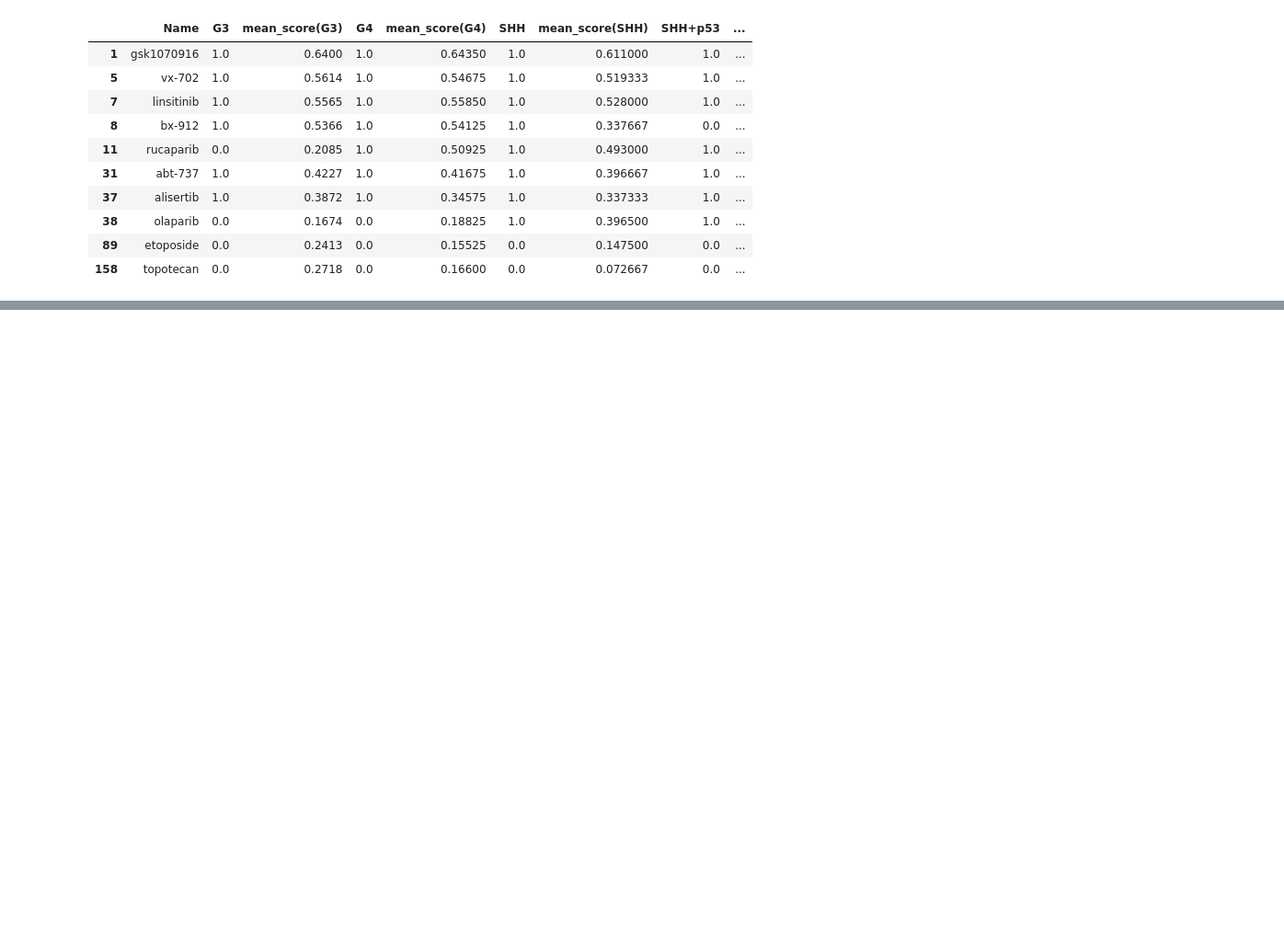
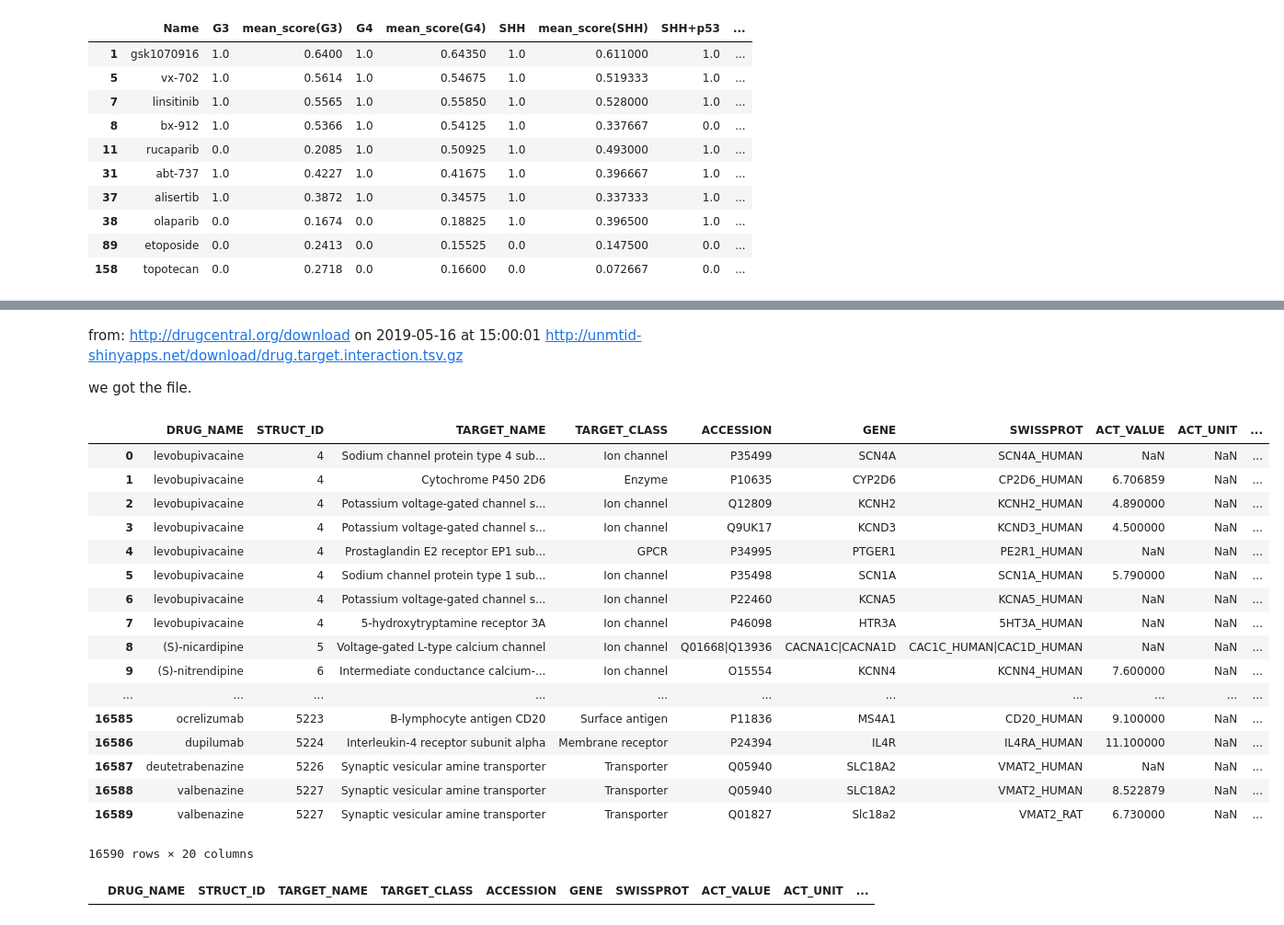
Before and after one commit to edjuaro/pdx-hts, a Jupyter notebook: Notebooks/step_5_combine_results.ipynb, the cells around one changed output, grey strips where cells are left out. Shown at 92% size. Saved outputs shown, nothing was run; the diff lists cells and outputs as text; code cells hidden in the pictures; blank space fills up the shorter version.

```diff
--- a/Notebooks/step_5_combine_results.ipynb
+++ b/Notebooks/step_5_combine_results.ipynb
@@ -392,0 +588,33 @@ writer.save()
+# %% [markdown]
+from:
+http://drugcentral.org/download
+on 2019-05-16 at 15:00:01
+http://unmtid-shinyapps.net/download/drug.target.interaction.tsv.gz
+
+we got the file.
+# %%
+drugcentral = pd.read_table('data/raw/drug.target.interaction.tsv',sep='\t')
+drugcentral
+# %% [output]
+|  | DRUG_NAME | STRUCT_ID | TARGET_NAME | TARGET_CLASS | ACCESSION | GENE | SWISSPROT | ACT_VALUE | ACT_UNIT | ... |
+| 0 | levobupivacaine | 4 | Sodium channel protein type 4 sub... | Ion channel | P35499 | SCN4A | SCN4A_HUMAN | NaN | NaN | ... |
+| 1 | levobupivacaine | 4 | Cytochrome P450 2D6 | Enzyme | P10635 | CYP2D6 | CP2D6_HUMAN | 6.706859 | NaN | ... |
+| 2 | levobupivacaine | 4 | Potassium voltage-gated channel s... | Ion channel | Q12809 | KCNH2 | KCNH2_HUMAN | 4.890000 | NaN | ... |
+| 3 | levobupivacaine | 4 | Potassium voltage-gated channel s... | Ion channel | Q9UK17 | KCND3 | KCND3_HUMAN | 4.500000 | NaN | ... |
+| 4 | levobupivacaine | 4 | Prostaglandin E2 receptor EP1 sub... | GPCR | P34995 | PTGER1 | PE2R1_HUMAN | NaN | NaN | ... |
+| 5 | levobupivacaine | 4 | Sodium channel protein type 1 sub... | Ion channel | P35498 | SCN1A | SCN1A_HUMAN | 5.790000 | NaN | ... |
+| 6 | levobupivacaine | 4 | Potassium voltage-gated channel s... | Ion channel | P22460 | KCNA5 | KCNA5_HUMAN | NaN | NaN | ... |
+| 7 | levobupivacaine | 4 | 5-hydroxytryptamine receptor 3A | Ion channel | P46098 | HTR3A | 5HT3A_HUMAN | NaN | NaN | ... |
+| 8 | (S)-nicardipine | 5 | Voltage-gated L-type calcium channel | Ion channel | Q01668|Q13936 | CACNA1C|CACNA1D | CAC1C_HUMAN|CAC1D_HUMAN | NaN | NaN | ... |
+| 9 | (S)-nitrendipine | 6 | Intermediate conductance calcium-... | Ion channel | O15554 | KCNN4 | KCNN4_HUMAN | 7.600000 | NaN | ... |
+| ... | ... | ... | ... | ... | ... | ... | ... | ... | ... | ... |
+| 16585 | ocrelizumab | 5223 | B-lymphocyte antigen CD20 | Surface antigen | P11836 | MS4A1 | CD20_HUMAN | 9.100000 | NaN | ... |
+| 16586 | dupilumab | 5224 | Interleukin-4 receptor subunit alpha | Membrane receptor | P24394 | IL4R | IL4RA_HUMAN | 11.100000 | NaN | ... |
+| 16587 | deutetrabenazine | 5226 | Synaptic vesicular amine transporter | Transporter | Q05940 | SLC18A2 | VMAT2_HUMAN | NaN | NaN | ... |
+| 16588 | valbenazine | 5227 | Synaptic vesicular amine transporter | Transporter | Q05940 | SLC18A2 | VMAT2_HUMAN | 8.522879 | NaN | ... |
+| 16589 | valbenazine | 5227 | Synaptic vesicular amine transporter | Transporter | Q01827 | Slc18a2 | VMAT2_RAT | 6.730000 | NaN | ... |
+16590 rows × 20 columns
+# %%
+drugcentral[drugcentral['DRUG_NAME'].str.contains('ibet')]
+# %% [output]
+|  | DRUG_NAME | STRUCT_ID | TARGET_NAME | TARGET_CLASS | ACCESSION | GENE | SWISSPROT | ACT_VALUE | ACT_UNIT | ... |
```
Also changed, not shown: parts of 31 cells of this notebook, 4 other files.
